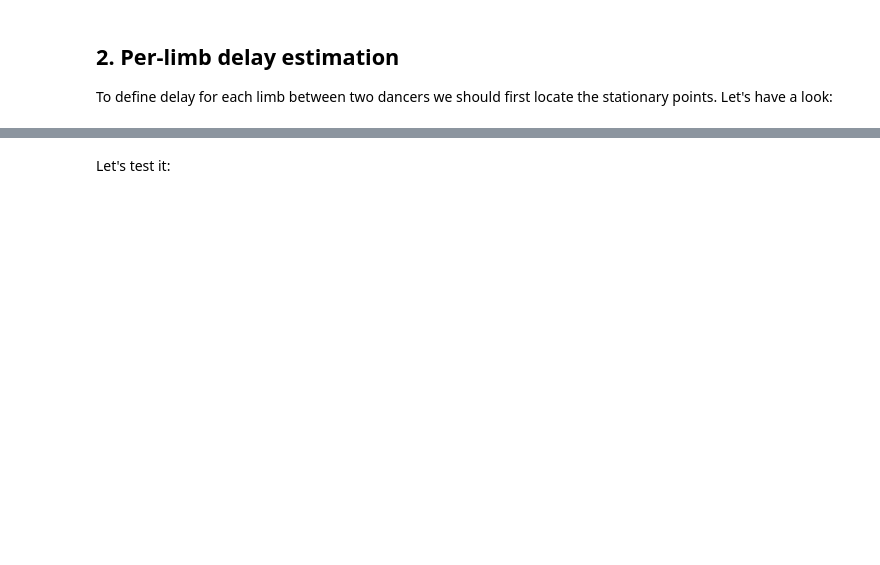
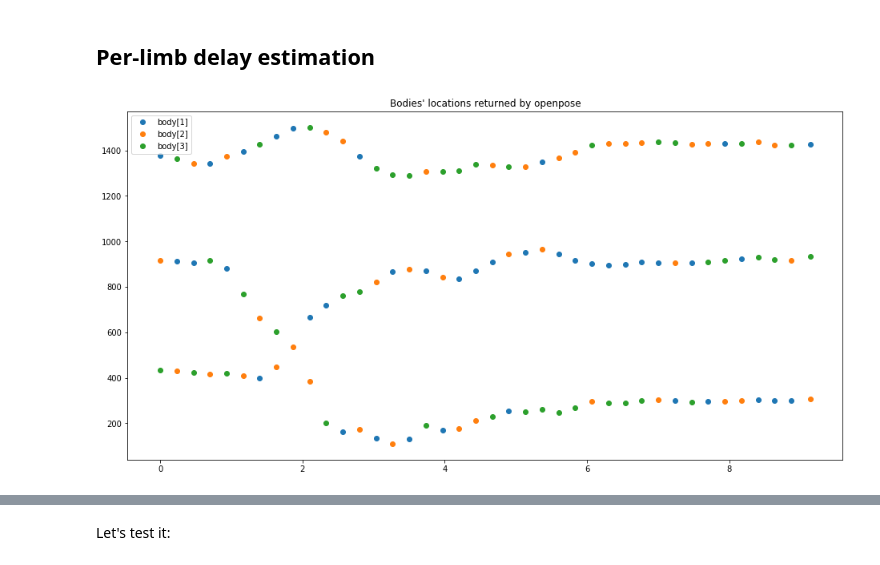
Before and after one commit to leonoqr/EE6934_Project2, a Jupyter notebook: Pose synchronicity estimation_group7.ipynb, the cells around one changed output, grey strips where cells are left out. Cells and saved outputs as stored; diff of their text form; code cells hidden in the pictures; blank space fills up the shorter version.

```diff
--- a/Pose synchronicity estimation_group7.ipynb
+++ b/Pose synchronicity estimation_group7.ipynb
@@ -325,4 +209,0 @@ def create_dancers_from_frames(body_estimation, frames_dir, n_frames, \
-# %% [markdown]
-## 2. Per-limb delay estimation
-
-To define delay for each limb between two dancers we should first locate the stationary points. Let's have a look:
@@ -329 +504,3 @@ To define delay for each limb between two dancers we should first locate the sta
+# %% [markdown]
+## Per-limb delay estimation
 # %%
@@ -335,0 +514,22 @@ dancers = create_dancers_from_frames(vidutils.body_estimation, 'sync_measure_dat
+# %%
+# visualization of `create_bodies_from_frames` output
+
+plt.figure(figsize = (16, 8))
+
+for k in range(n_dancers):
+
+    y = [None]*len(timeline)
+
+    for u in range(len(timeline)):
+
+        if k < len(bodies_unordered[u]) and bodies_unordered[u][k].root is not None:
+            y[u] = bodies_unordered[u][k].root[0]
+
+    plt.plot(timeline, y, 'o')
+
+plt.title("Bodies' locations returned by openpose")
+plt.legend(['body[' + str(k+1) + ']' for k in range(len(bodies_unordered))])
+
+plt.show()
+# %% [output]
+[figure, added]
```
Also changed, not shown: parts of 24 cells of this notebook.
